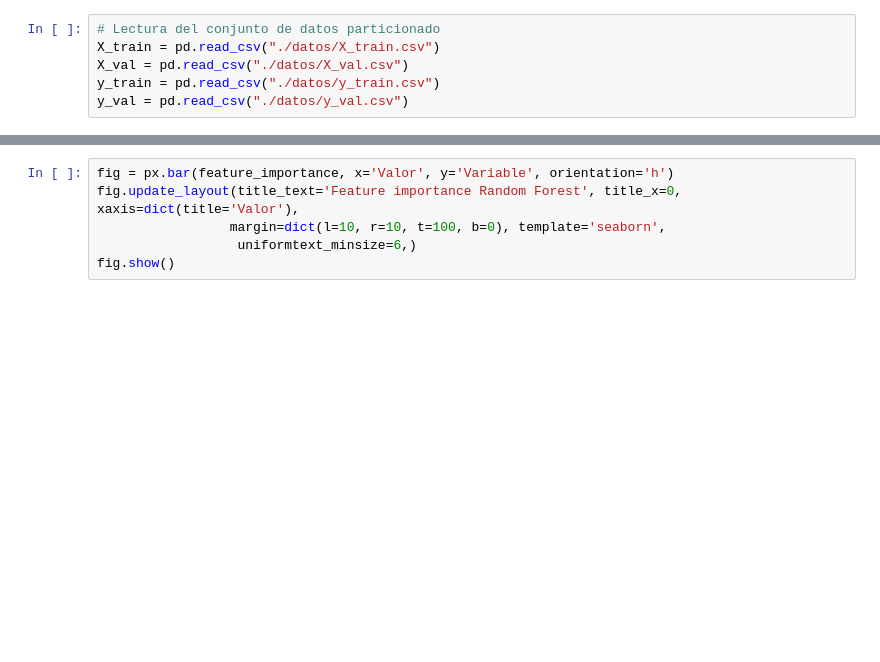
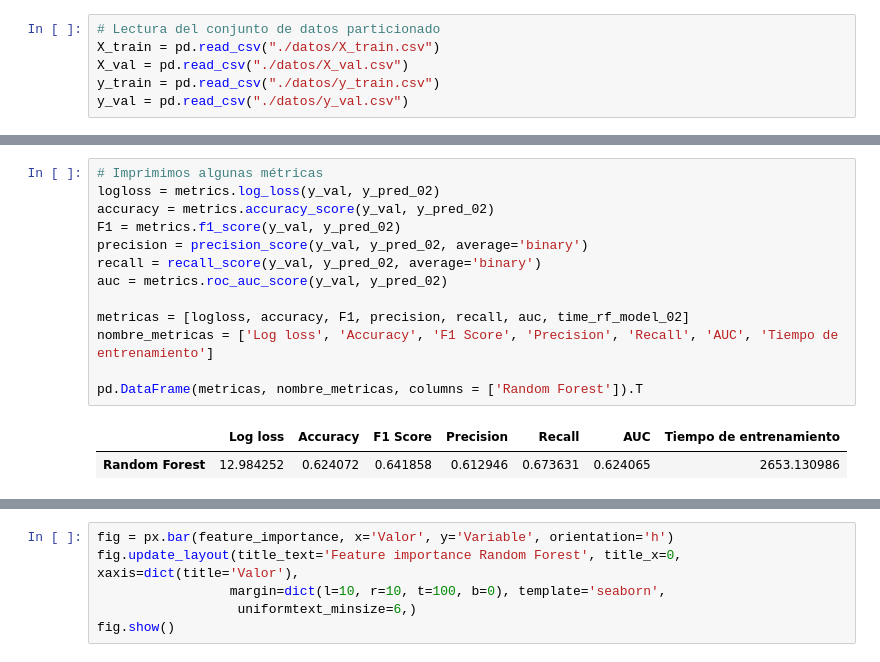
Before and after one commit to Gecofer/TFM_1920, a Jupyter notebook: notebooks/4-MicrosoftMalwarePrediction-RandomForest.ipynb, the cells around one changed output, grey strips where cells are left out. Saved outputs shown, nothing was run; the diff lists cells and outputs as text; blank space fills up the shorter version.

```diff
--- a/notebooks/4-MicrosoftMalwarePrediction-RandomForest.ipynb
+++ b/notebooks/4-MicrosoftMalwarePrediction-RandomForest.ipynb
@@ -142,2 +167,18 @@ pd.DataFrame(metricas, nombre_metricas, columns = ['Random Forest']).T
+# %%
+# Imprimimos algunas métricas
+logloss = metrics.log_loss(y_val, y_pred_02)
+accuracy = metrics.accuracy_score(y_val, y_pred_02)
+F1 = metrics.f1_score(y_val, y_pred_02)
+precision = precision_score(y_val, y_pred_02, average='binary')
+recall = recall_score(y_val, y_pred_02, average='binary')
+auc = metrics.roc_auc_score(y_val, y_pred_02)
+
+metricas = [logloss, accuracy, F1, precision, recall, auc, time_rf_model_02]
+nombre_metricas = ['Log loss', 'Accuracy', 'F1 Score', 'Precision', 'Recall', 'AUC', 'Tiempo de entrenamiento']
+
+pd.DataFrame(metricas, nombre_metricas, columns = ['Random Forest']).T
+# %% [output]
+|  | Log loss | Accuracy | F1 Score | Precision | Recall | AUC | Tiempo de entrenamiento |
+| Random Forest | 12.984252 | 0.624072 | 0.641858 | 0.612946 | 0.673631 | 0.624065 | 2653.130986 |
 # %%
 # Guardar el modelo
```
Also changed, not shown: parts of 23 cells of this notebook, 2 other files.
